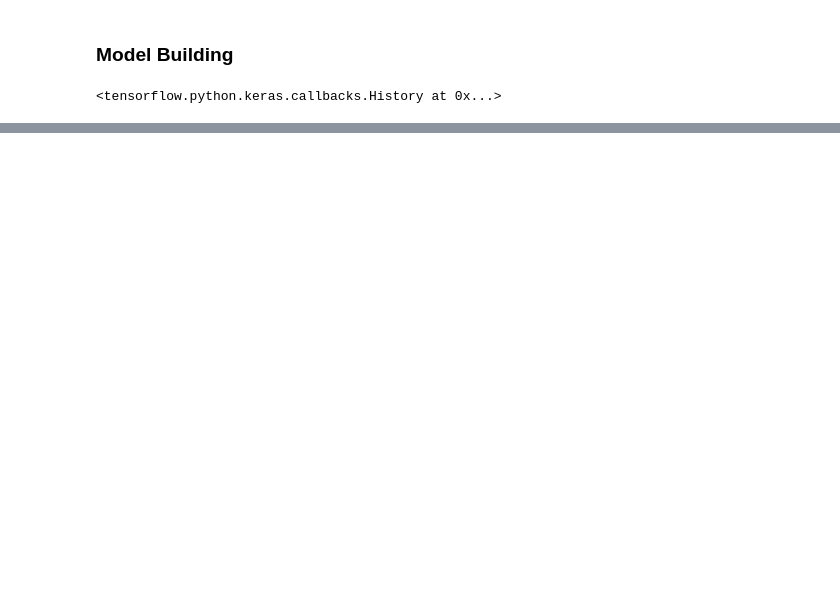
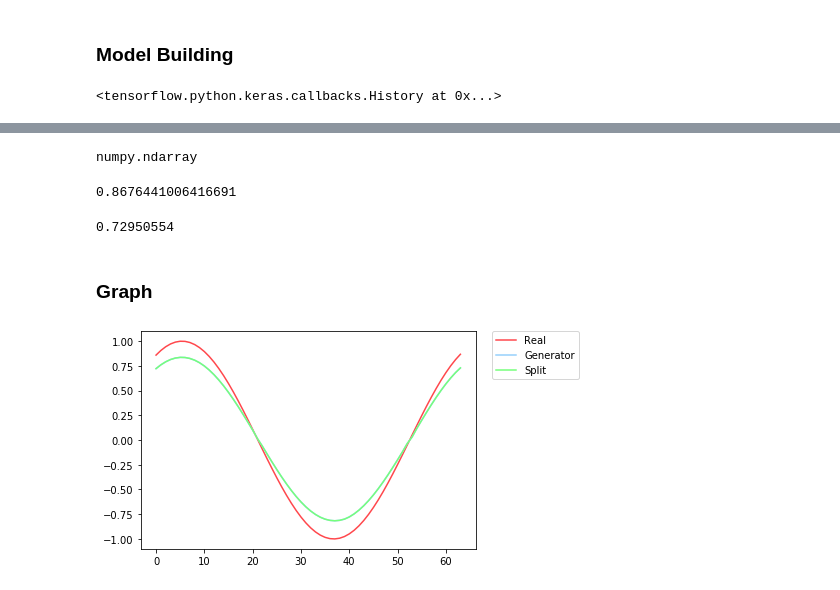
Before and after one commit to LeonVillanueva/CoLab, a Jupyter notebook: Google_CoLab_RNN_Sequence.ipynb, the cells around one changed output, grey strips where cells are left out. Saved outputs shown, nothing was run; the diff lists cells and outputs as text; code cells hidden in the pictures; blank space fills up the shorter version.

Commit message:
Summary : Completed implementation with observations, no difference (results wise) Generated vs Split data

```diff
--- a/Google_CoLab_RNN_Sequence.ipynb
+++ b/Google_CoLab_RNN_Sequence.ipynb
@@ -90,7 +100,7 @@ i = Input (shape=(10,))
 x = Dense (8, activation='relu')(i)
 x = Dense (8, activation='relu')(x)
 x = Dropout (0.5) (x)
-x = Dense (1, activation='relu')(x)
+x = Dense (1)(x)
 # %%
 sequence = Model (i, x)
 # %%
@@ -108,0 +119,2 @@ sequence.evaluate_generator (time)
+# %%
+sequence_n = Model (i, x)
@@ -108,0 +137,26 @@ sequence.evaluate_generator (time)
+# %%
+from_gen = sequence.predict_generator (time_hat)
+# %%
+type (series)
+# %% [output]
+numpy.ndarray
+# %%
+y_test[-1]
+# %% [output]
+0.8676441006416691
+# %%
+sequence_n.predict (X_test) [-1][0]
+# %% [output]
+0.72950554
+# %%
+from_data = sequence_n.predict (X_test)
+# %% [markdown]
+### Graph
+# %%
+plt.plot(y_test, color='#ff474c', label='Real')
+plt.plot(from_gen, color='#95d0fc', label='Generator')
+plt.plot(from_data, color='#76ff7b', label='Split')
+plt.legend(bbox_to_anchor=(1.05, 1), loc='upper left', borderaxespad=0.)
+plt.show()
+# %% [output]
+[figure, added]
```
Also changed, not shown: parts of 14 cells of this notebook.
